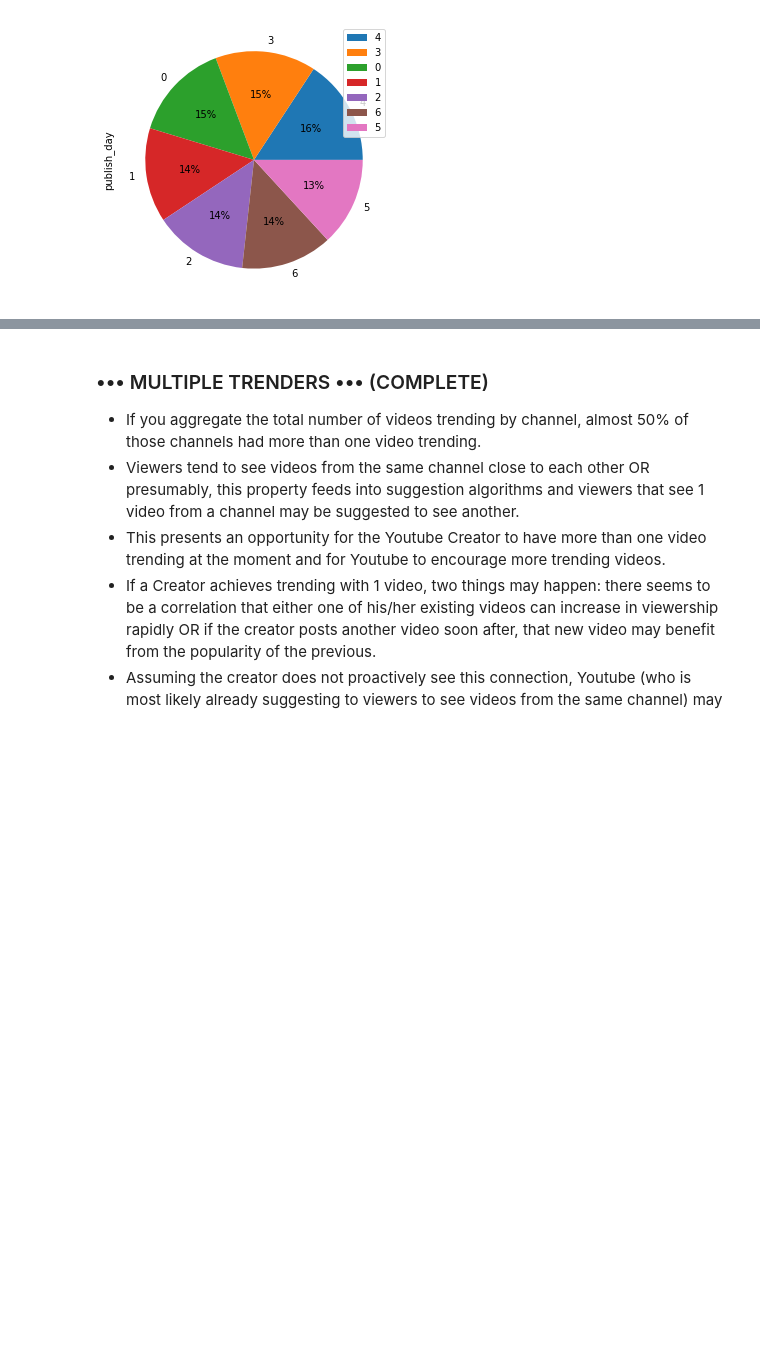
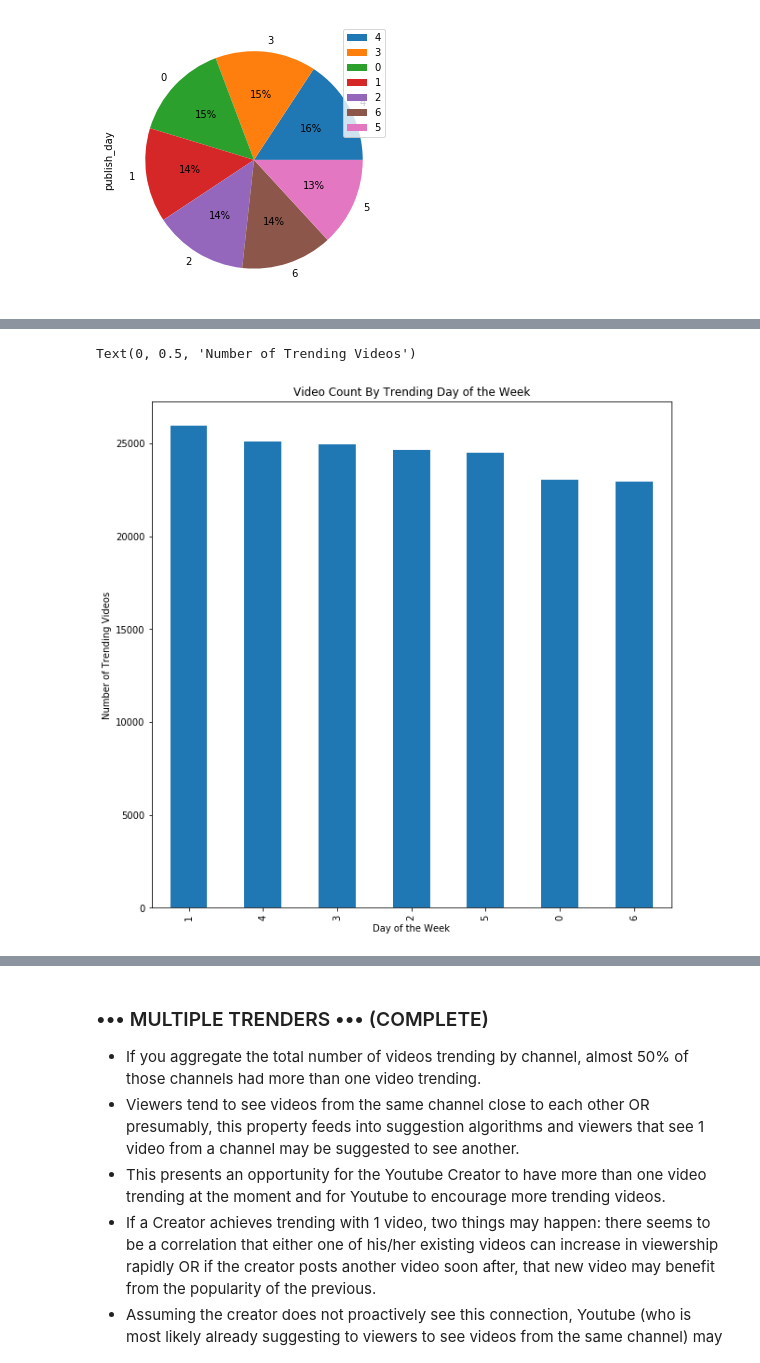
Before and after one commit to rachelleperez/Youtube-Trending, a Jupyter notebook: YoutubeTrendingVideos.ipynb, the cells around one changed output, grey strips where cells are left out. Cells and saved outputs as stored; diff of their text form; code cells hidden in the pictures; blank space fills up the shorter version.

Commit message:
Trending Day of the Week Column Added

```diff
--- a/YoutubeTrendingVideos.ipynb
+++ b/YoutubeTrendingVideos.ipynb
@@ -536,0 +543,6 @@ plot = df5.plot.pie(subplots = True, figsize=(5, 5), autopct='%1.0f%%')
+# %%
+# added column for trending day of the week
+
+df['trending_day'] = None
+df['trending_day'] = df['trending_timestamp'].dt.dayofweek
+df.head()
@@ -536,0 +556,3 @@ plot = df5.plot.pie(subplots = True, figsize=(5, 5), autopct='%1.0f%%')
+# %%
+trending_day_count = df['trending_day'].value_counts()
+print(trending_day_count)
@@ -536,0 +568,10 @@ plot = df5.plot.pie(subplots = True, figsize=(5, 5), autopct='%1.0f%%')
+# %%
+fig = plt.figure(figsize=(10,10))
+ax = fig.gca()
+trending_day_count.plot(kind = 'bar', ax = ax)
+ax.set_title('Video Count By Trending Day of the Week')
+ax.set_xlabel('Day of the Week')
+ax.set_ylabel('Number of Trending Videos')
+# %% [output]
+Text(0, 0.5, 'Number of Trending Videos')
+[figure, added]
```
Also changed, not shown: parts of 7 cells of this notebook.
